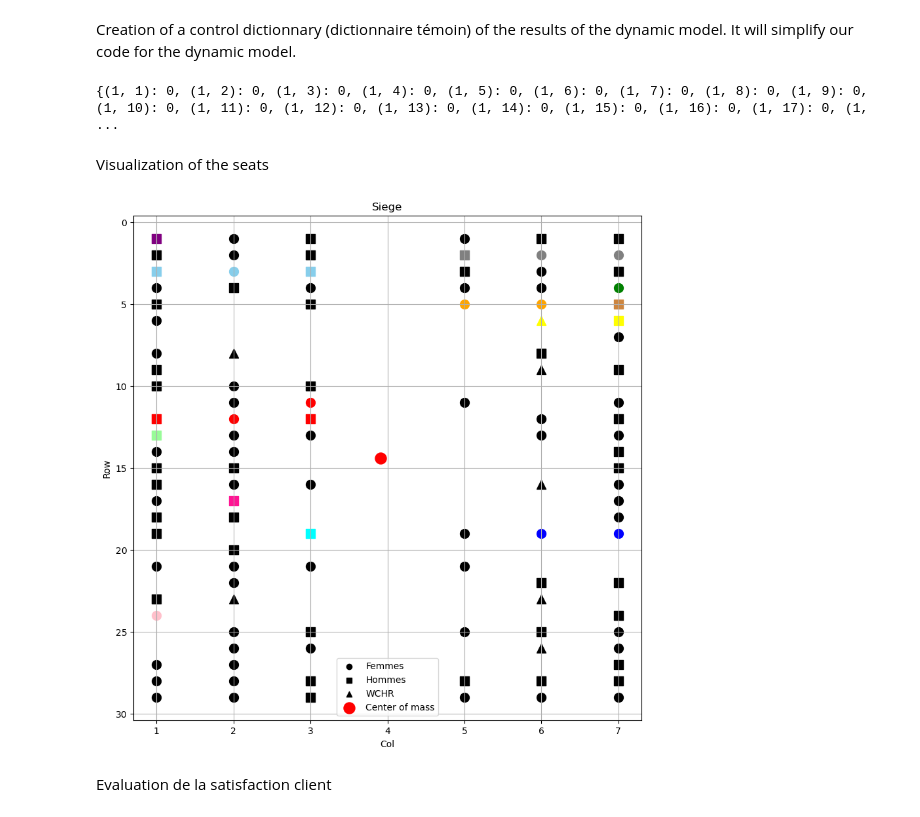
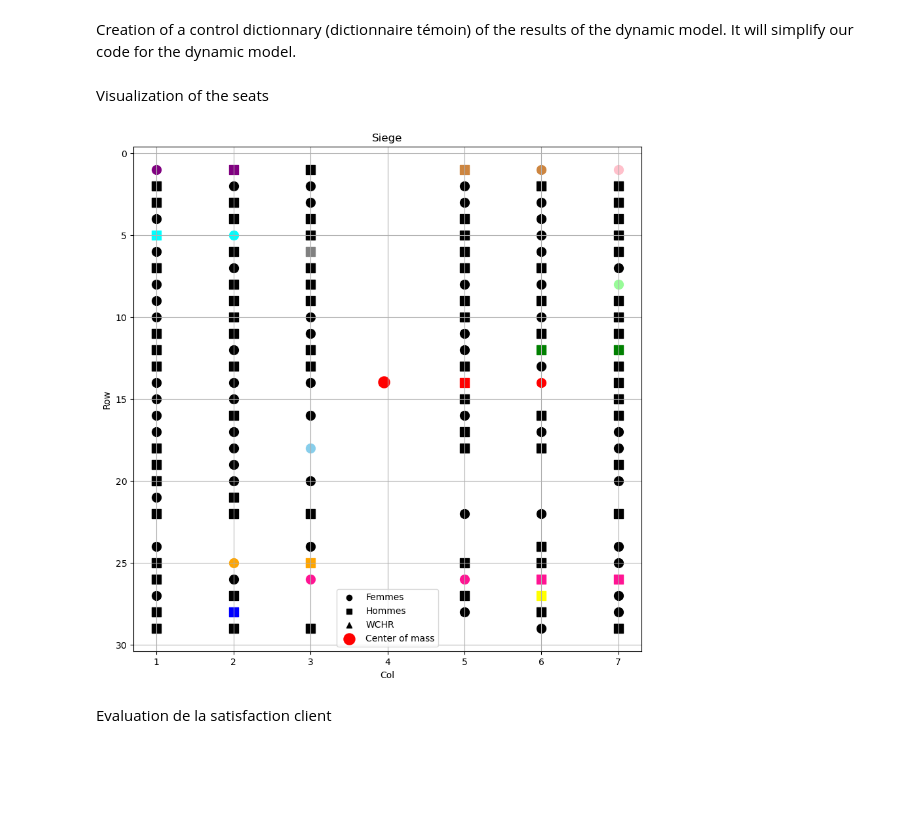
Before and after one commit to DelphineSalzmann/Opti_AirFrance, a Jupyter notebook: main.ipynb, the cells around one changed output. Cells and saved outputs as stored; diff of their text form; code cells hidden in the pictures; blank space fills up the shorter version.

```diff
--- a/main.ipynb
+++ b/main.ipynb
@@ -167,7 +170,8 @@ def create_model_and_variables(passengers_dict):
     return m, S
 # %%
 #Choice of the dictionnary
-date=Oct30
+date=Oct21
 Passengers=create_passengers_dict(date)
+n=len(Passengers)
 # %%
 # Create models and variables for each date
@@ -272,7 +292,3 @@ def valeurs_var(S) :
             else :
                 val[(i,j)] = 0
     return(val)
-temoin_S = valeurs_var(S)
-print(temoin_S)
-# %% [output]
-{(1, 1): 0, (1, 2): 0, (1, 3): 0, (1, 4): 0, (1, 5): 0, (1, 6): 0, (1, 7): 0, (1, 8): 0, (1, 9): 0, (1, 10): 0, (1, 11): 0, (1, 12): 0, (1, 13): 0, (1, 14): 0, (1, 15): 0, (1, 16): 0, (1, 17): 0, (1,  ...
@@ -335,45 +353,45 @@ shapes = {
 
 # Define colors for the groups with 3 passangers
 colors = {
-    1: 'red',
+    11: 'red',
     5: 'green',
     67: 'blue',
     24: 'orange',
-    30: 'purple',
+    17: 'purple',
     46: 'gray',
     3: 'yellow',
-    14: 'cyan',
+    59: 'cyan',
     23: 'peru',
     76:'palegreen',
-    32: 'pink',
-    47:'deeppink',
+    52: 'pink',
+    19:'deeppink',
     36:'skyblue'
 }
 
 plt.figure(figsize=(10, 10))
 for idx, coord in enumerate(seat_coords):
     group = Passengers[idx + 1]['group']
     gender = Passengers[idx + 1]['gender']
     color = colors.get(group, 'black')  # Get color for the group, default to black if not in colors dictionary
     shape = shapes.get(gender, 'o')      # Get shape for the gender, default to circle if not in shapes dictionary
     plt.scatter(coord[0], coord[1], color=color, marker=shape,  s=100)  # Use marker parameter to set the shape
 
 # Add labels for each gender
 for gender, shape in shapes.items():
     plt.scatter([], [], color='black', marker=shape, label=gender)  # Create invisible scatter plot to add label
 
 # Plotting the center of mass
 plt.scatter(x_g.getValue(), y_g.getValue(), color='red', marker='o', s=150, label='Center of mass')  # Larger red point for center of mass
 
 plt.xlabel('Col')
 plt.ylabel('Row')
 plt.title('Siege')
 plt.grid(True)
 plt.gca().invert_yaxis()
 plt.legend()  # Show legend with gender labels
 plt.show()
 # %% [output]
-[figure, old version]
+[figure, new version]
 # %% [markdown]
 Evaluation de la satisfaction client
 # %% [markdown]
```
Also changed, not shown: parts of 51 cells of this notebook.
